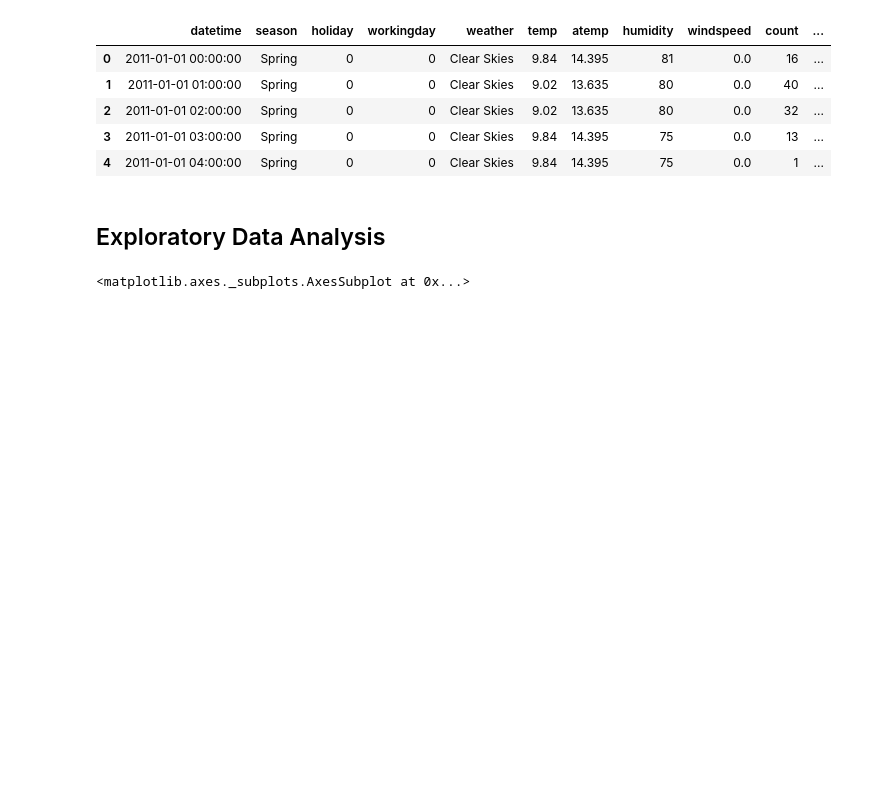
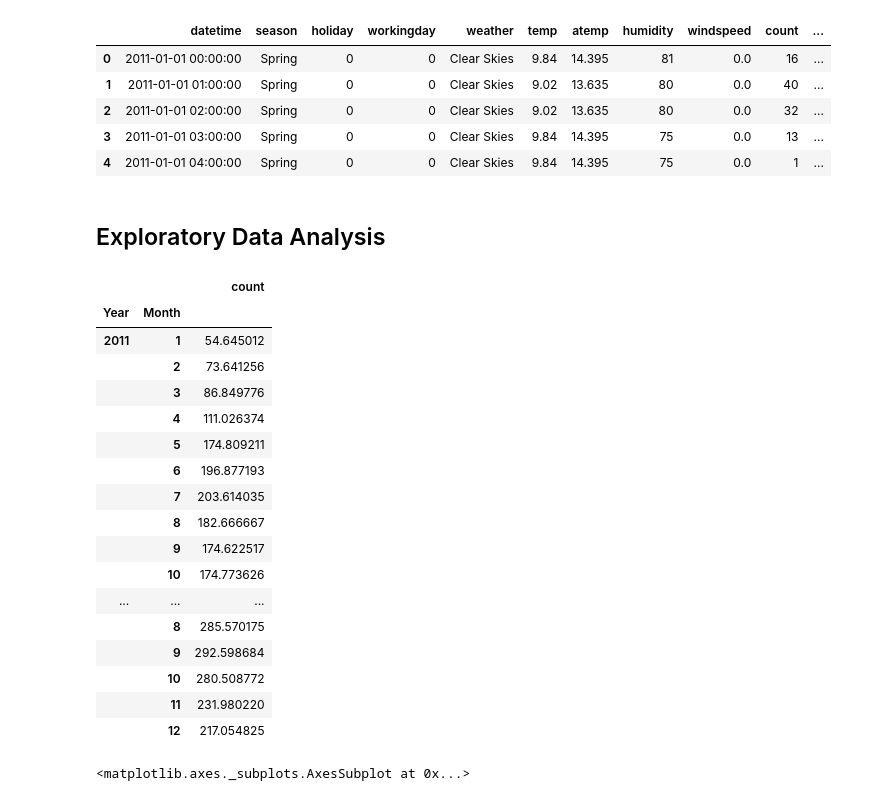
Before and after one commit to lisadt/ESProjects, a Jupyter notebook: Bikeshare/BikeshareDemand-V01.ipynb, the cells around one changed output. Saved outputs shown, nothing was run; the diff lists cells and outputs as text; code cells hidden in the pictures; blank space fills up the shorter version.

```diff
--- a/Bikeshare/BikeshareDemand-V01.ipynb
+++ b/Bikeshare/BikeshareDemand-V01.ipynb
@@ -57,6 +57,27 @@ df.head()
 | 4 | 2011-01-01 04:00:00 | Spring | 0 | 0 | Clear Skies | 9.84 | 14.395 | 75 | 0.0 | 1 | ... |
 # %% [markdown]
 ## Exploratory Data Analysis
+# %%
+df.groupby(['Year', 'Month'])[['count']].mean()
+# %% [output]
+|  |  | count |
+| Year | Month |  |
+| 2011 | 1 | 54.645012 |
+|  | 2 | 73.641256 |
+|  | 3 | 86.849776 |
+|  | 4 | 111.026374 |
+|  | 5 | 174.809211 |
+|  | 6 | 196.877193 |
+|  | 7 | 203.614035 |
+|  | 8 | 182.666667 |
+|  | 9 | 174.622517 |
+|  | 10 | 174.773626 |
+| ... | ... | ... |
+|  | 8 | 285.570175 |
+|  | 9 | 292.598684 |
+|  | 10 | 280.508772 |
+|  | 11 | 231.980220 |
+|  | 12 | 217.054825 |
 # %%
 df.groupby(['Year', 'Month'])['count'].mean().plot( color='red', figsize=(15,8), title= 'Average bike rental count per month')
 # %% [output]
```
Also changed, not shown: parts of 42 cells of this notebook, 1 other file.
